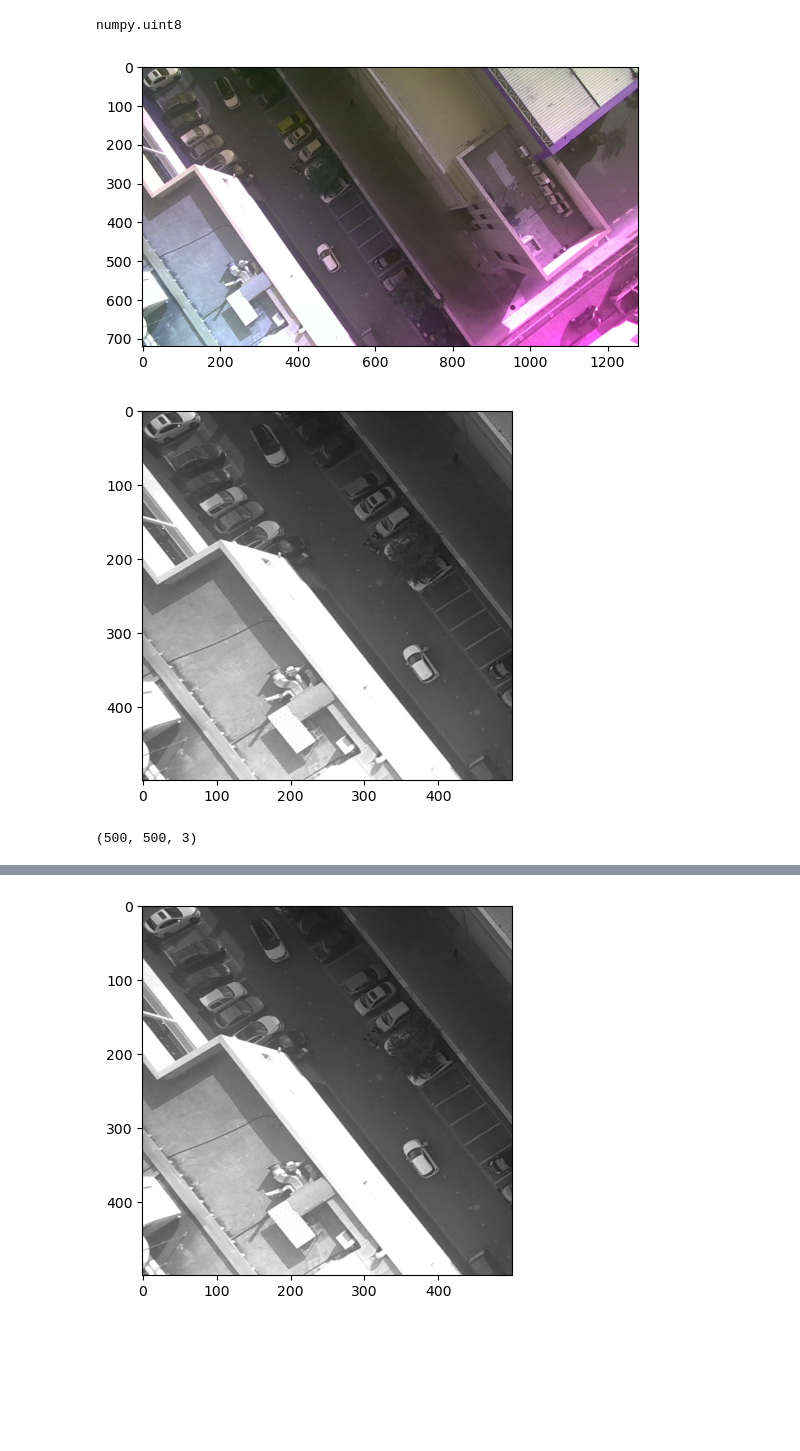
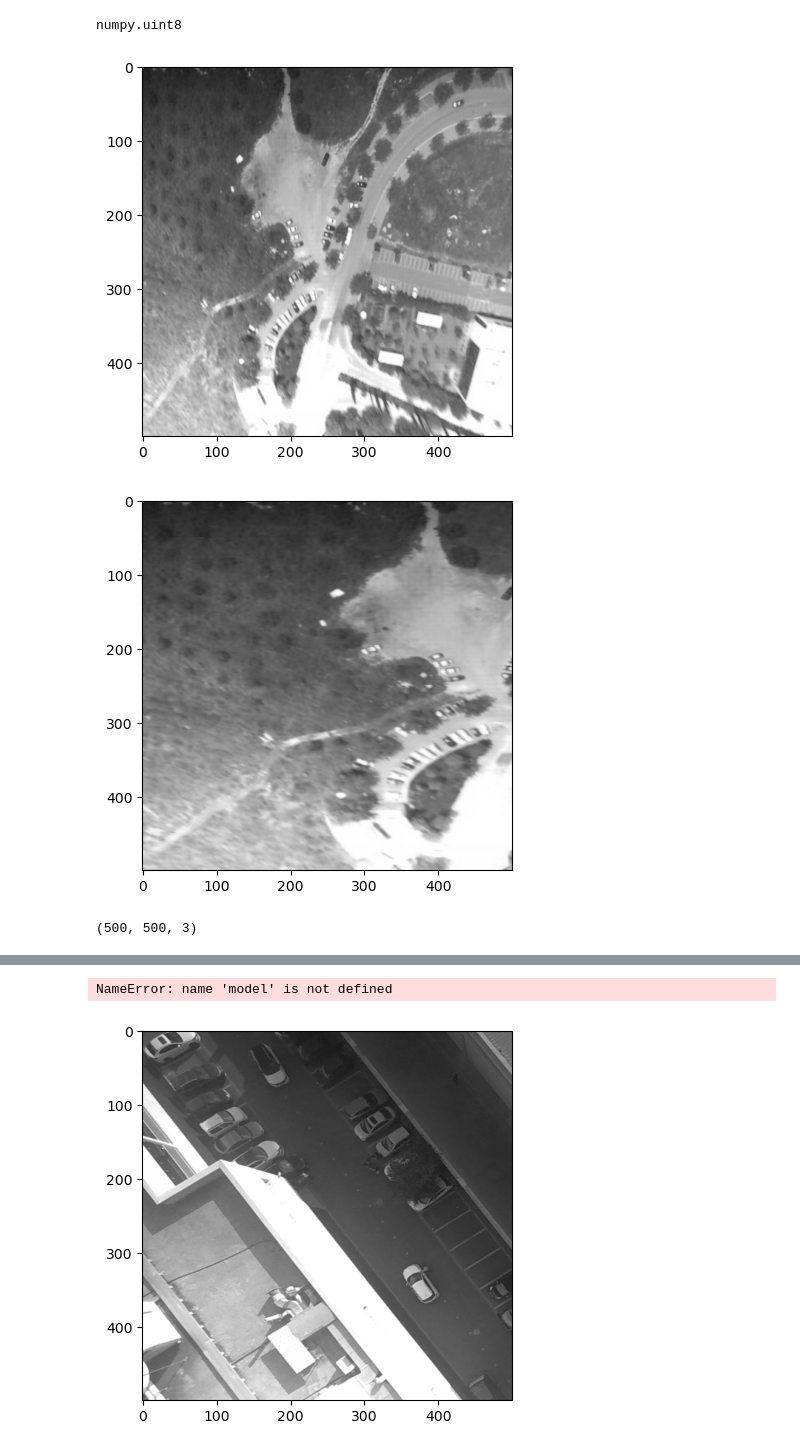
Before and after one commit to arthurhart314/DeepAirNav, a Jupyter notebook: main.ipynb, the cells around one changed output, grey strips where cells are left out. Cells and saved outputs as stored; diff of their text form; code cells hidden in the pictures; blank space fills up the shorter version.

```diff
--- a/main.ipynb
+++ b/main.ipynb
@@ -161,8 +161,8 @@ numpy.uint8
 # %%
 import albumentations as A
 
-#target_image = cv2.imread(config['benchmark data dolder'] + '/A.jpg')
-target_image = cv2.imread('/home/artl2sch/Desktop/L.png')
+target_image = cv2.imread(config['benchmark data dolder'] + '/A.jpg')
+#target_image = cv2.imread('/home/artl2sch/Desktop/L.png')
 
 plt.imshow(target_image)
 plt.show()
@@ -183,7 +183,7 @@ target_image = target_image[:500,0 : 500]
 plt.imshow(target_image)
 plt.show()
 
-mview = MapView.from_lla_rpy(31.885289064583734, 34.95968109184695, 160, 0, 0, 1.23*np.pi)
+mview = MapView.from_xyz_rpy(-380, -120, 160, 0, 0, 0)
 img_target = viewer.get_view(mview)
 img_target = Image.fromarray(img_target)
 
@@ -202,33 +202,33 @@ plt.show()
 
 transform = A.Compose([
     A.RandomBrightnessContrast(brightness_limit=0.7, contrast_limit=0.7, p=1.0),
     #A.PiecewiseAffine(p=0.3),
     #A.CoarseDropout(max_holes=8, max_height=200, max_width=200, min_holes=3, min_height=10, min_width=10),
     A.Blur(blur_limit=3, p=0.1),
     #A.ToGray(p = 1.0)
     A.ElasticTransform(p =1),
     #A.FDA([target_image], p=1, read_fn=lambda x: x),
     #A.GaussNoise(p = 1),
 ])
 
 transformed = transform(image=np.array(img_target))
 transformed_img = transformed["image"]
 
 transformed_img = Image.fromarray(transformed_img)
 
 #plt.imshow(transformed_img)
 #plt.show()
 
 plt.imshow(transformed_img.resize((124, 124)))
 plt.show()
 
 
 img_target = target_image
 #img_target = transformed_img
 
 
 emb_target = SimCLR.get_single_embedding(config, model, img_target)
 # %% [output]
-[figure, old version]
+[figure, new version]
-[figure, old version]
+[figure, new version]
 (500, 500, 3)
@@ -237,3 +237,4 @@ emb_target = SimCLR.get_single_embedding(config, model, img_target)
+NameError: name 'model' is not defined
 # %%
 dist_arr = []
 
```
Also changed, not shown: parts of 3 cells of this notebook, 3 other files.
